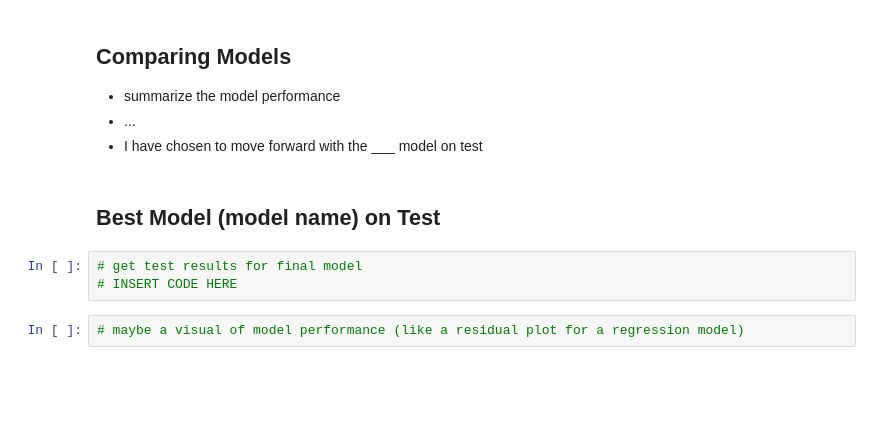
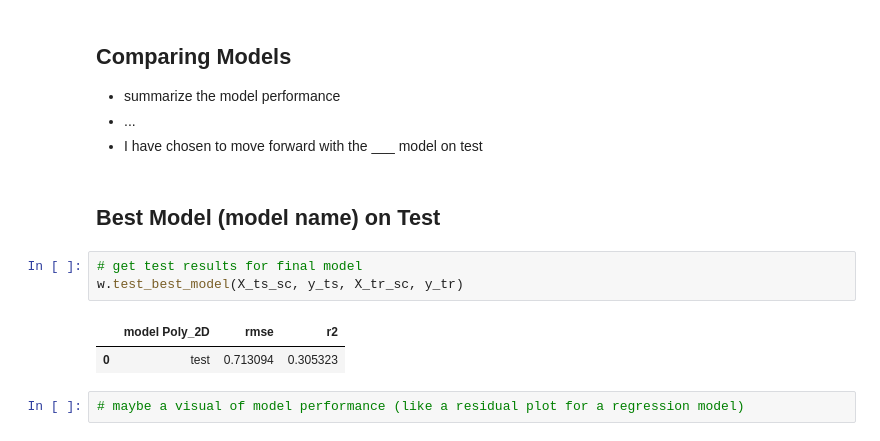
Before and after one commit to Team-BCR/project3_wine, a Jupyter notebook: final_report.ipynb, the cells around one changed output. Cells and saved outputs as stored; diff of their text form; blank space fills up the shorter version.

```diff
--- a/final_report.ipynb
+++ b/final_report.ipynb
@@ -342,7 +365,10 @@ w.display_model_metrics(baseline, tr, y_tr, y_val, y_ts, X_tr_sc, X_val_sc, X_ts
 ## Best Model (model name) on Test
 # %%
 # get test results for final model
-# INSERT CODE HERE
+w.test_best_model(X_ts_sc, y_ts, X_tr_sc, y_tr)
+# %% [output]
+|  | model Poly_2D | rmse | r2 |
+| 0 | test | 0.713094 | 0.305323 |
 # %%
 # maybe a visual of model performance (like a residual plot for a regression model)
 # %% [markdown]
```
Also changed, not shown: parts of 27 cells of this notebook, 4 other files.
